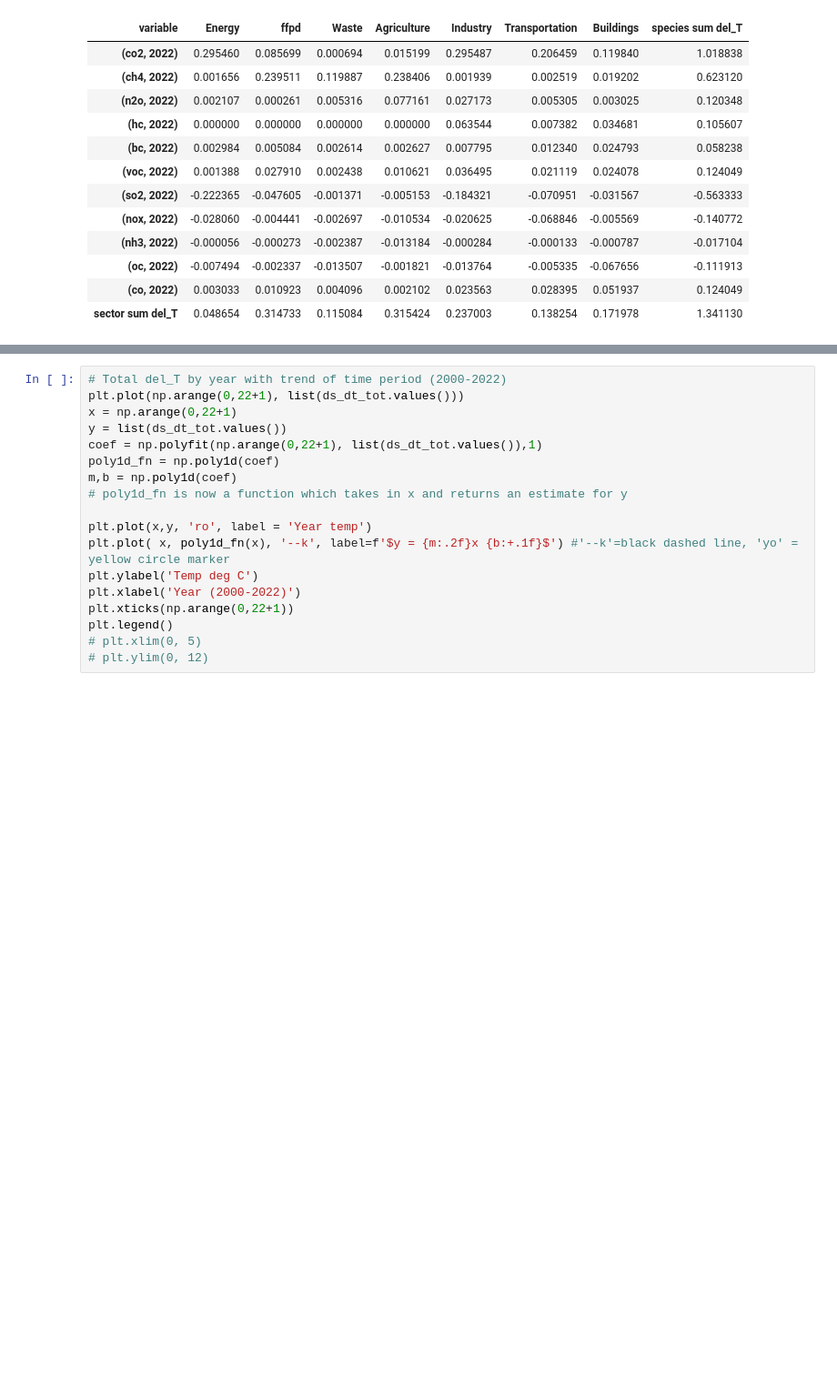
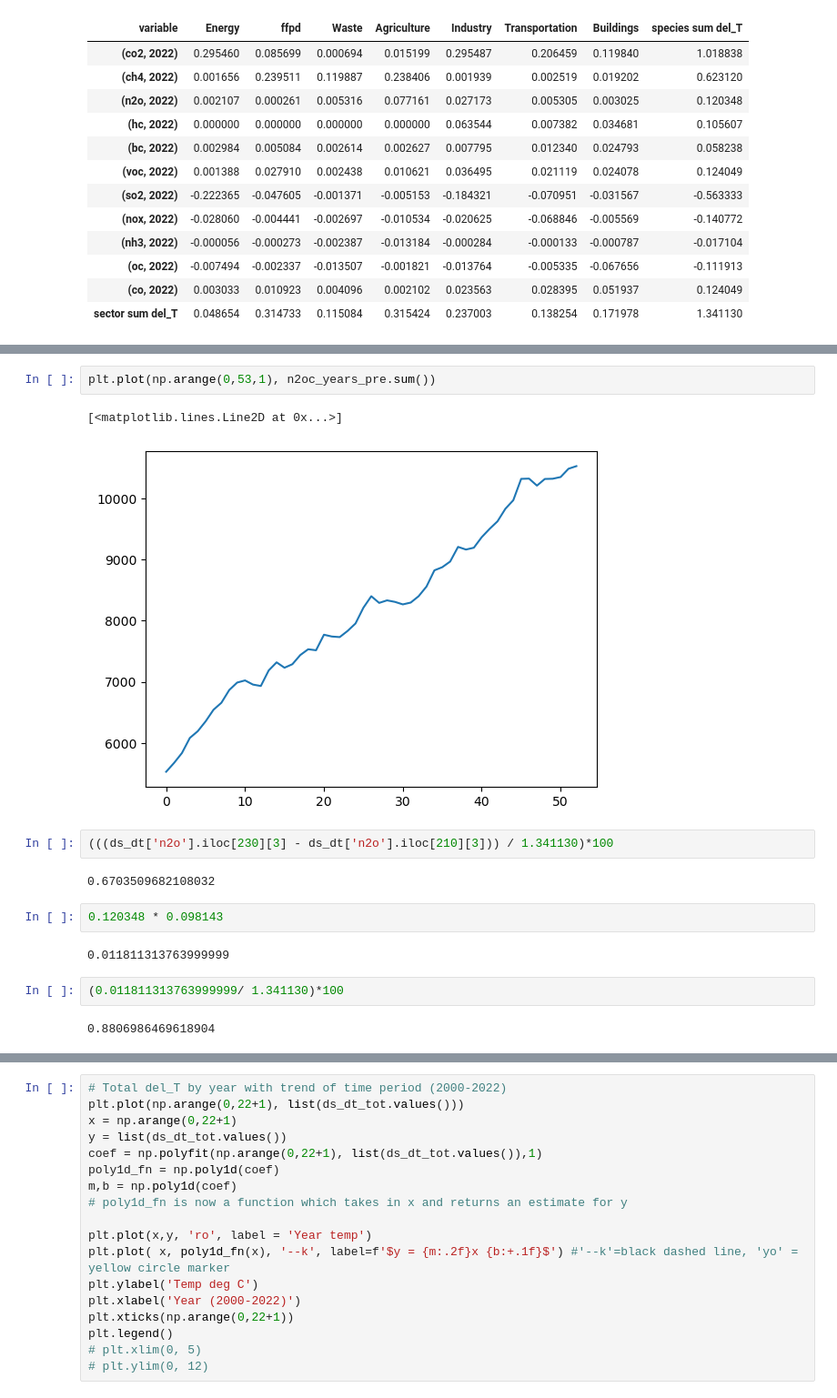
Before and after one commit to bwalkowiak/Anthropogenic-Climate-Forcers, a Jupyter notebook: Anthropogenic Climate Forcers.ipynb, the cells around one changed output, grey strips where cells are left out. Shown at 91% size. Cells and saved outputs as stored; diff of their text form; blank space fills up the shorter version.

```diff
--- a/Anthropogenic Climate Forcers.ipynb
+++ b/Anthropogenic Climate Forcers.ipynb
@@ -3547,0 +3586,17 @@ ds_dt_3[2022]#.iloc[-1,:-1] / ds_dt_3[2022].iloc[-1,-1]
+# %%
+plt.plot(np.arange(0,53,1), n2oc_years_pre.sum())
+# %% [output]
+[<matplotlib.lines.Line2D at 0x...>]
+[figure, added]
+# %%
+(((ds_dt['n2o'].iloc[230][3] - ds_dt['n2o'].iloc[210][3])) / 1.341130)*100
+# %% [output]
+0.6703509682108032
+# %%
+0.120348 * 0.098143
+# %% [output]
+0.011811313763999999
+# %%
+(0.011811313763999999/ 1.341130)*100
+# %% [output]
+0.8806986469618904
```
Also changed, not shown: parts of 29 cells of this notebook.
